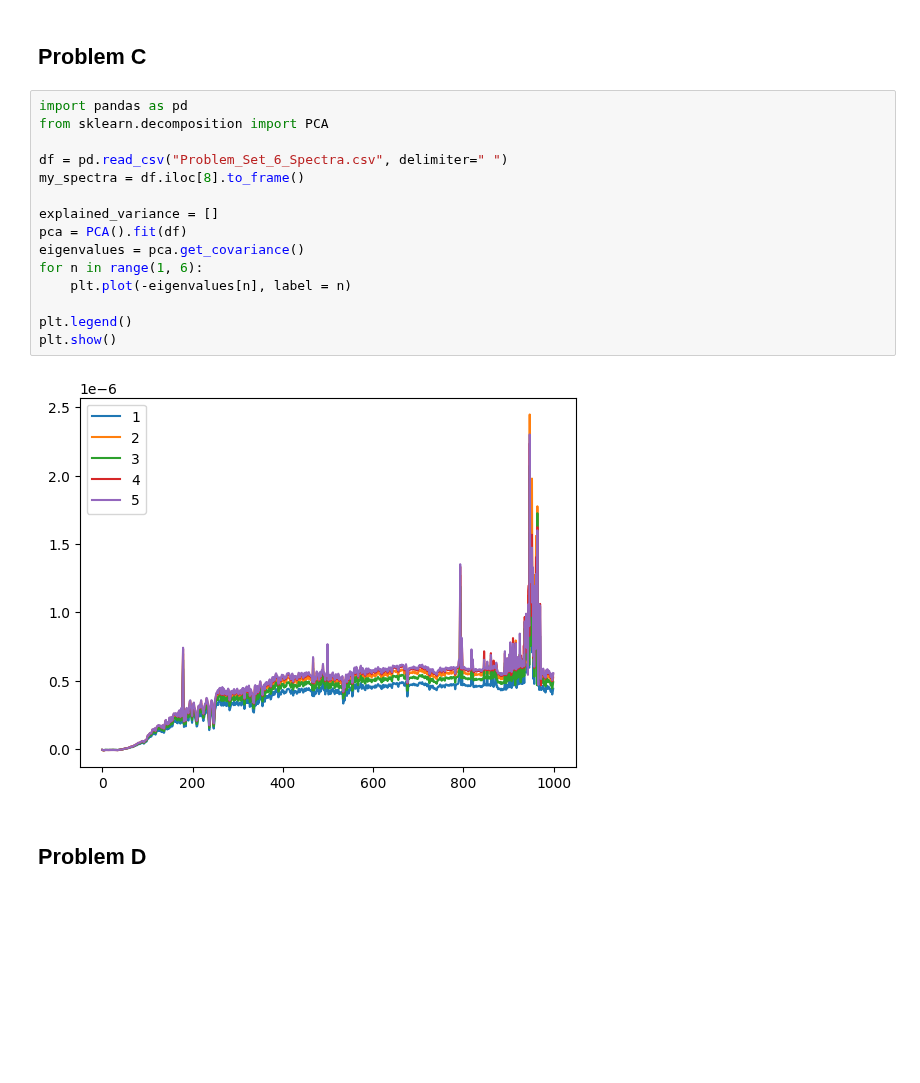
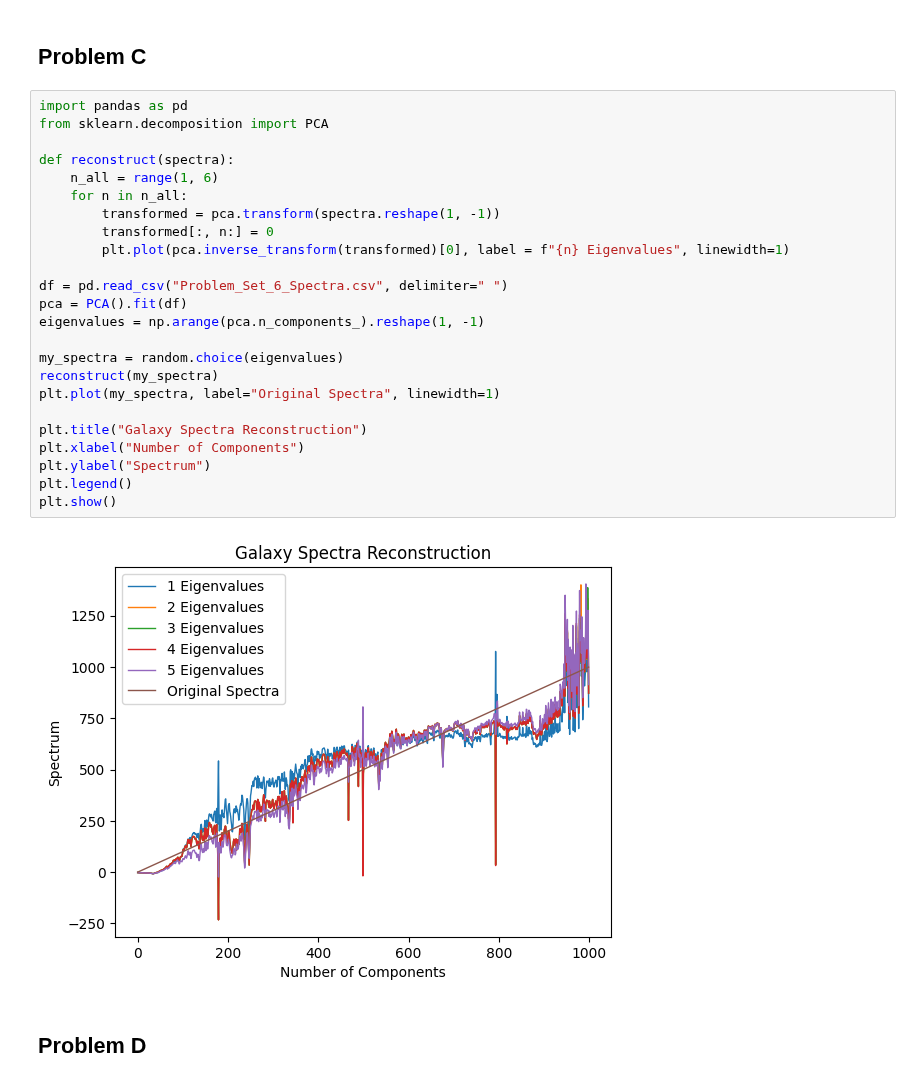
Before and after one commit to queue-h/ISCI-396, a Jupyter notebook: problem_sets/Problem_Set_6.ipynb, the cells around one changed output. Saved outputs shown, nothing was run; the diff lists cells and outputs as text; blank space fills up the shorter version.

```diff
--- a/problem_sets/Problem_Set_6.ipynb
+++ b/problem_sets/Problem_Set_6.ipynb
@@ -75,19 +67,28 @@ plt.show()
 # %%
 import pandas as pd
 from sklearn.decomposition import PCA
 
+def reconstruct(spectra):
+    n_all = range(1, 6)
+    for n in n_all:
+        transformed = pca.transform(spectra.reshape(1, -1))
+        transformed[:, n:] = 0
+        plt.plot(pca.inverse_transform(transformed)[0], label = f"{n} Eigenvalues", linewidth=1)
+
 df = pd.read_csv("Problem_Set_6_Spectra.csv", delimiter=" ")
-my_spectra = df.iloc[8].to_frame()
+pca = PCA().fit(df)
+eigenvalues = np.arange(pca.n_components_).reshape(1, -1)
 
-explained_variance = []
-pca = PCA().fit(df)
-eigenvalues = pca.get_covariance()
-for n in range(1, 6):
-    plt.plot(-eigenvalues[n], label = n)
+my_spectra = random.choice(eigenvalues)
+reconstruct(my_spectra)
+plt.plot(my_spectra, label="Original Spectra", linewidth=1)
 
+plt.title("Galaxy Spectra Reconstruction")
+plt.xlabel("Number of Components")
+plt.ylabel("Spectrum")
 plt.legend()
 plt.show()
 # %% [output]
-[figure, old version]
+[figure, new version]
 # %% [markdown]
 ## Problem D
```
Also changed, not shown: parts of 6 cells of this notebook, 2 other files.
